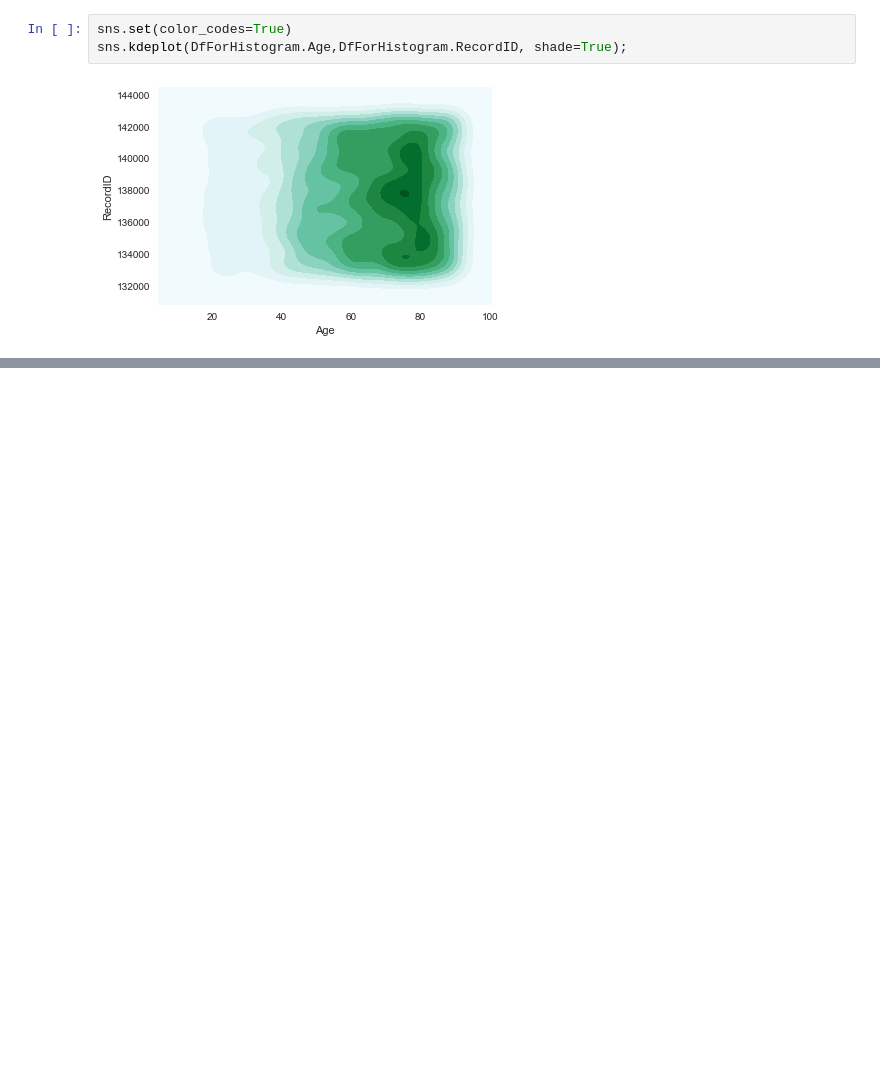
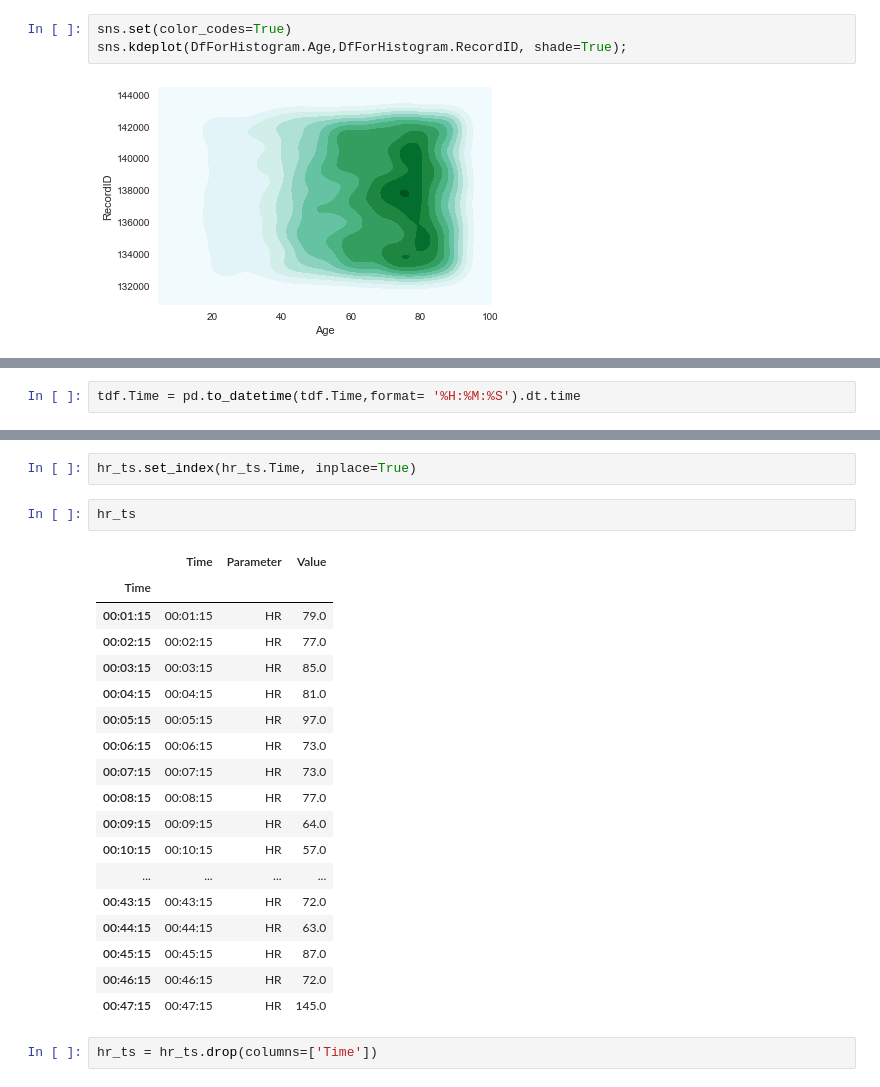
Before and after one commit to meesum-Ali/DataScience, a Jupyter notebook: AI_ClassAssignment_Waseem.ipynb, the cells around one changed output, grey strips where cells are left out. Drawn from its saved outputs; the diff is of its cells as text; blank space fills up the shorter version.

```diff
--- a/AI_ClassAssignment_Waseem.ipynb
+++ b/AI_ClassAssignment_Waseem.ipynb
@@ -93,0 +132,2 @@ DfForHistogram.Age.plot(kind='hist', figsize=(50,50))
+# %%
+tdf.Time = pd.to_datetime(tdf.Time,format= '%H:%M:%S').dt.time
@@ -93,0 +180,25 @@ DfForHistogram.Age.plot(kind='hist', figsize=(50,50))
+# %%
+hr_ts.set_index(hr_ts.Time, inplace=True)
+# %%
+hr_ts
+# %% [output]
+|  | Time | Parameter | Value |
+| Time |  |  |  |
+| 00:01:15 | 00:01:15 | HR | 79.0 |
+| 00:02:15 | 00:02:15 | HR | 77.0 |
+| 00:03:15 | 00:03:15 | HR | 85.0 |
+| 00:04:15 | 00:04:15 | HR | 81.0 |
+| 00:05:15 | 00:05:15 | HR | 97.0 |
+| 00:06:15 | 00:06:15 | HR | 73.0 |
+| 00:07:15 | 00:07:15 | HR | 73.0 |
+| 00:08:15 | 00:08:15 | HR | 77.0 |
+| 00:09:15 | 00:09:15 | HR | 64.0 |
+| 00:10:15 | 00:10:15 | HR | 57.0 |
+| ... | ... | ... | ... |
+| 00:43:15 | 00:43:15 | HR | 72.0 |
+| 00:44:15 | 00:44:15 | HR | 63.0 |
+| 00:45:15 | 00:45:15 | HR | 87.0 |
+| 00:46:15 | 00:46:15 | HR | 72.0 |
+| 00:47:15 | 00:47:15 | HR | 145.0 |
+# %%
+hr_ts = hr_ts.drop(columns=['Time'])
```
Also changed, not shown: parts of 13 cells of this notebook.
